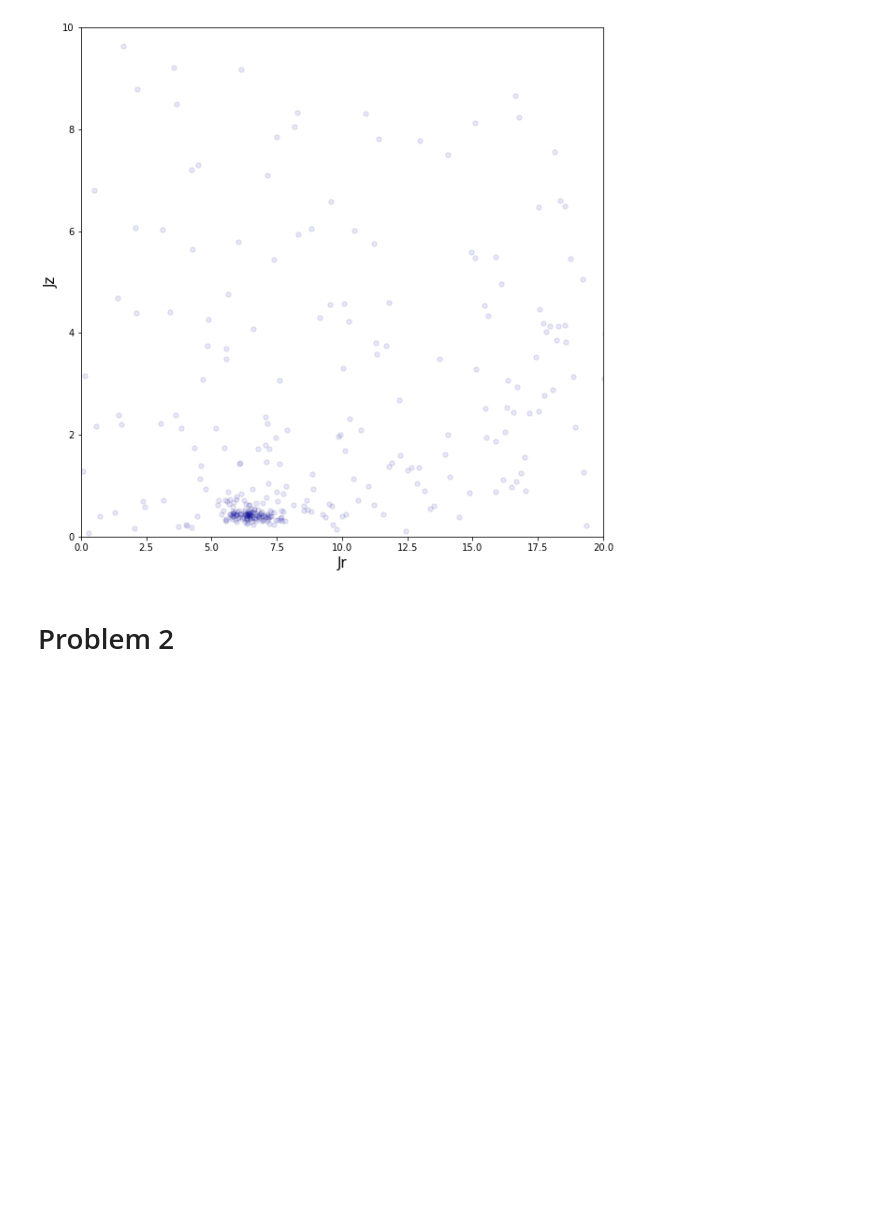
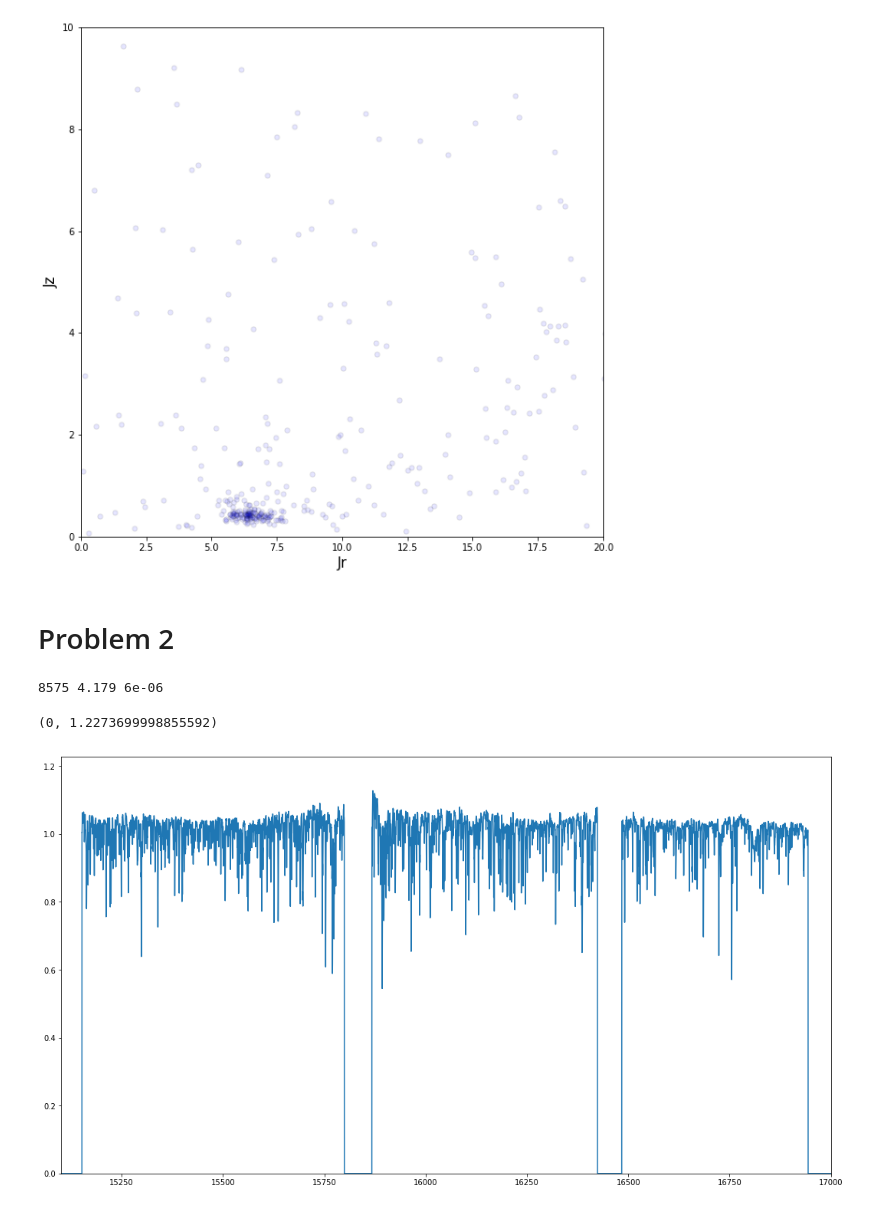
Before and after one commit to DouglasGrion/Homework, a Jupyter notebook: hw3.ipynb, the cells around one changed output. Saved outputs shown, nothing was run; the diff lists cells and outputs as text; code cells hidden in the pictures; blank space fills up the shorter version.

```diff
--- a/hw3.ipynb
+++ b/hw3.ipynb
@@ -180,3 +178,30 @@ Text(0,0.5,'Jz')
 [figure]
 # %% [markdown]
 # Problem 2
+# %%
+from astropy.io import fits
+
+data_table = fits.open("C:/Users/dougl/Desktop/aspcapStar-r8-l31c.2-2M03343803+7133452.fits")
+
+data = data_table[1].data
+data_err = data_table[2].data
+# %%
+nwave = data_table[1].header['naxis1'] #Number of wavelengths
+crval = data_table[1].header['crval1'] #Start log10(wavelength)
+cdelt = data_table[1].header['cdelt1'] #Dispersion in log10(wavelength)
+
+print(nwave, crval, cdelt)
+# %% [output]
+8575 4.179 6e-06
+# %%
+end = crval + (nwave*cdelt)
+grid = np.arange(crval, end, cdelt)
+wave_grid = 10**grid
+# %%
+plt.figure(figsize = (18,10))
+plt.plot(wave_grid, data)
+plt.xlim(min(wave_grid), max(wave_grid))
+plt.ylim(0, max(data)+0.1)
+# %% [output]
+(0, 1.2273699998855592)
+[figure, added]
```
Also changed, not shown: parts of 21 cells of this notebook.
